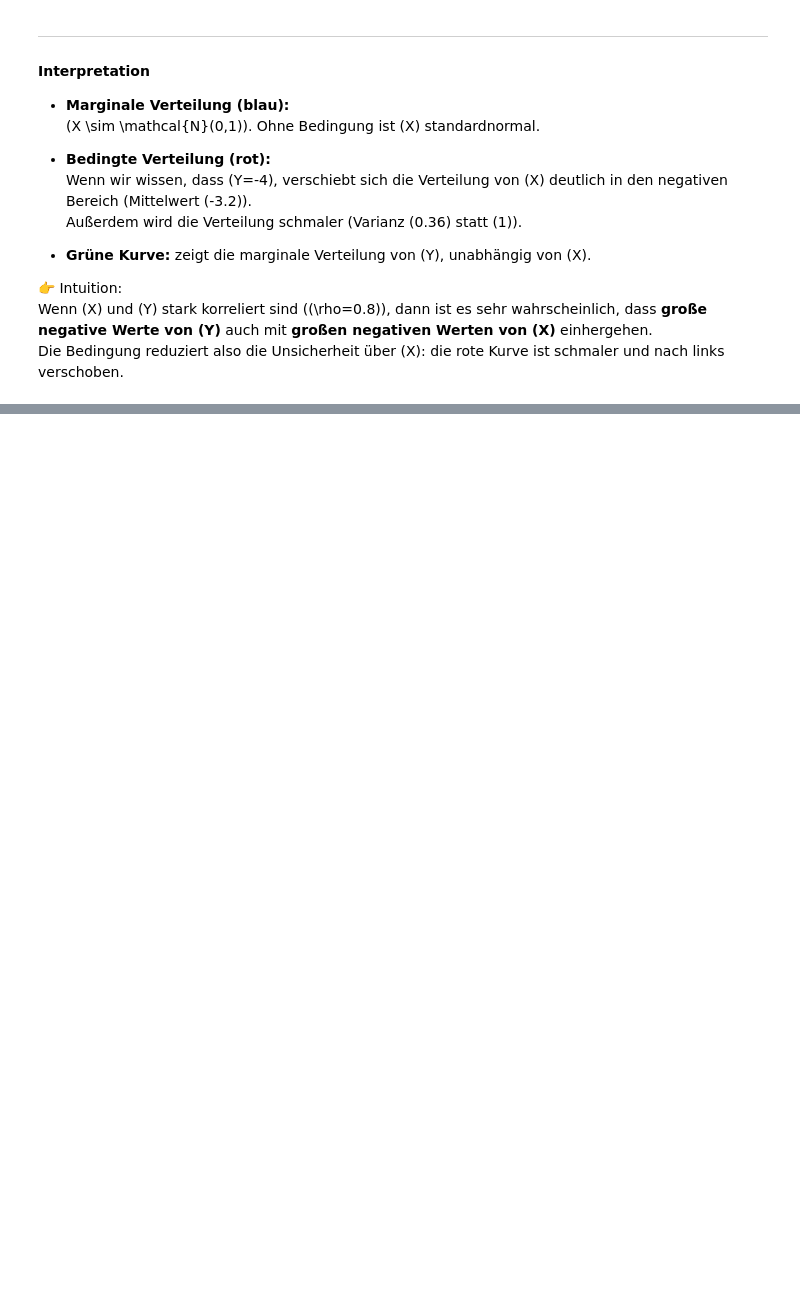
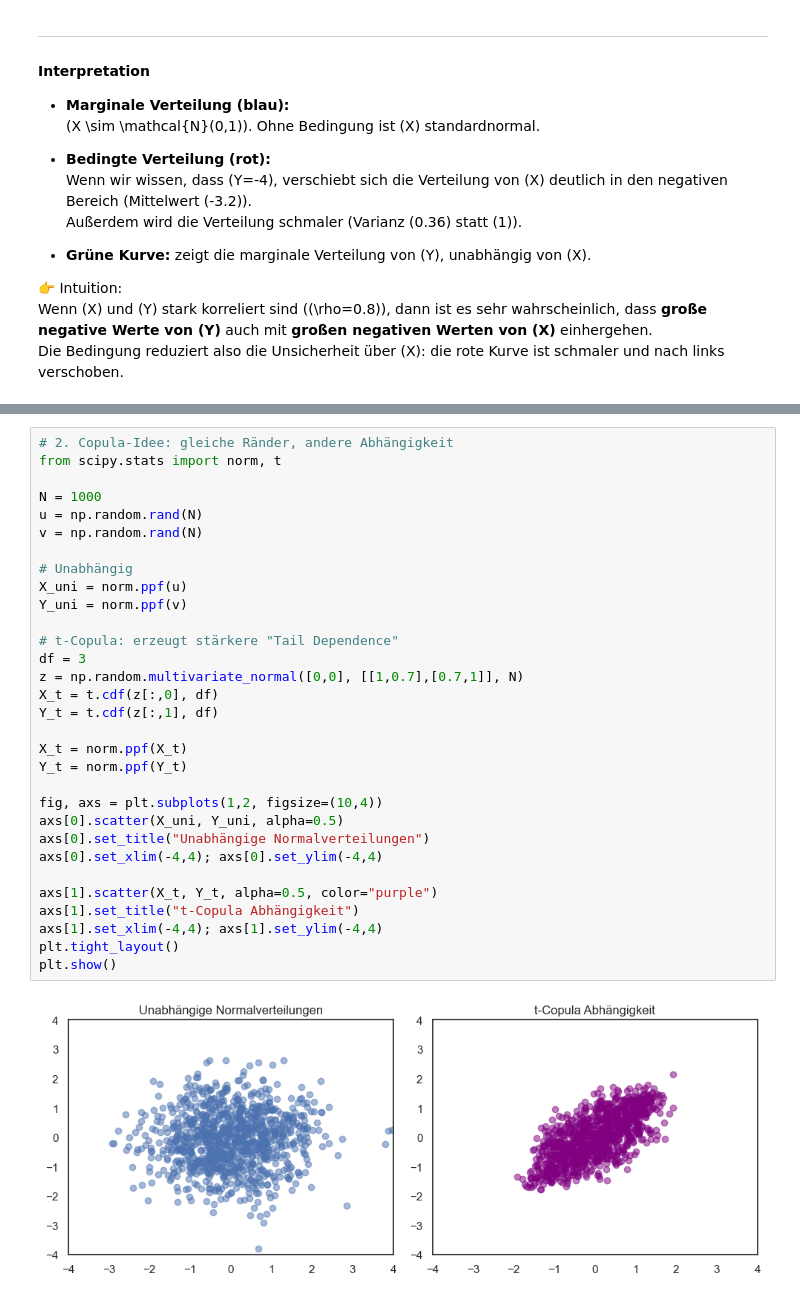
Before and after one commit to JohannesMeyersGit/DS_Notebooks, a Jupyter notebook: Probability_and_Statistics/Notebook_5_Multivariate_Verteilungen.ipynb, the cells around one changed output, grey strips where cells are left out. Cells and saved outputs as stored; diff of their text form; blank space fills up the shorter version.

```diff
--- a/Probability_and_Statistics/Notebook_5_Multivariate_Verteilungen.ipynb
+++ b/Probability_and_Statistics/Notebook_5_Multivariate_Verteilungen.ipynb
@@ -786,0 +825,33 @@ $$
+# %%
+# 2. Copula-Idee: gleiche Ränder, andere Abhängigkeit
+from scipy.stats import norm, t
+
+N = 1000
+u = np.random.rand(N)
+v = np.random.rand(N)
+
+# Unabhängig
+X_uni = norm.ppf(u)
+Y_uni = norm.ppf(v)
+
+# t-Copula: erzeugt stärkere "Tail Dependence"
+df = 3
+z = np.random.multivariate_normal([0,0], [[1,0.7],[0.7,1]], N)
+X_t = t.cdf(z[:,0], df)
+Y_t = t.cdf(z[:,1], df)
+
+X_t = norm.ppf(X_t)
+Y_t = norm.ppf(Y_t)
+
+fig, axs = plt.subplots(1,2, figsize=(10,4))
+axs[0].scatter(X_uni, Y_uni, alpha=0.5)
+axs[0].set_title("Unabhängige Normalverteilungen")
+axs[0].set_xlim(-4,4); axs[0].set_ylim(-4,4)
+
+axs[1].scatter(X_t, Y_t, alpha=0.5, color="purple")
+axs[1].set_title("t-Copula Abhängigkeit")
+axs[1].set_xlim(-4,4); axs[1].set_ylim(-4,4)
+plt.tight_layout()
+plt.show()
+# %% [output]
+[figure, added]
```
Also changed, not shown: parts of 46 cells of this notebook.
